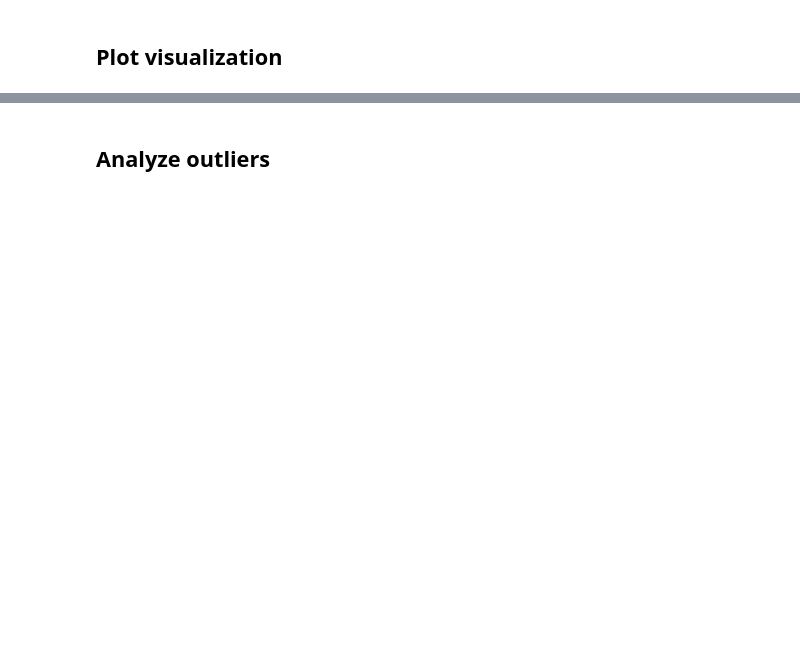
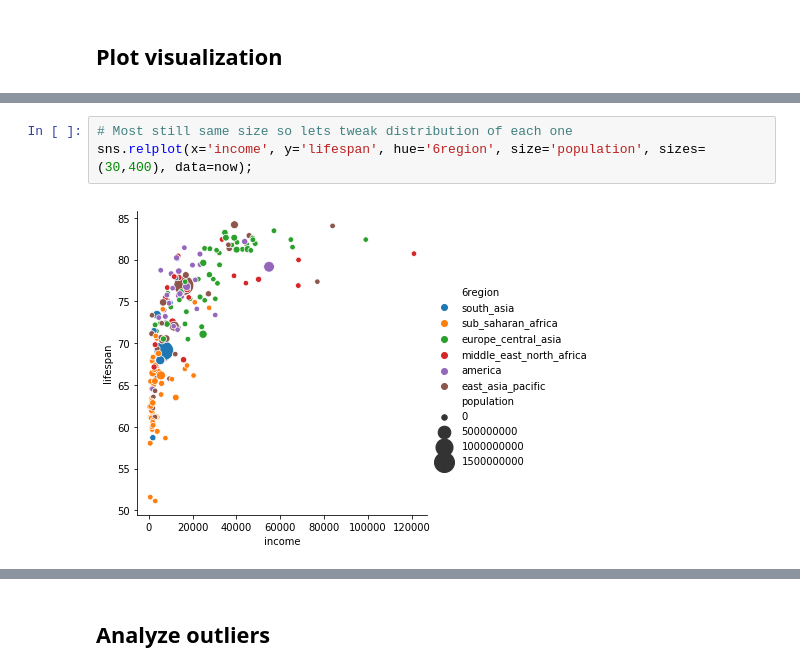
Before and after one commit to bloominstituteoftechnology/DS-Unit-1-Sprint-2-Data-Wrangling-and-Storytelling, a Jupyter notebook: module4-sequence-your-narrative/LS_DS_124_Sequence_your_narrative.ipynb, the cells around one changed output, grey strips where cells are left out. Cells and saved outputs as stored; diff of their text form; blank space fills up the shorter version.

```diff
--- a/module4-sequence-your-narrative/LS_DS_124_Sequence_your_narrative.ipynb
+++ b/module4-sequence-your-narrative/LS_DS_124_Sequence_your_narrative.ipynb
@@ -103,0 +533,5 @@ https://github.com/pandas-dev/pandas/blob/master/doc/cheatsheet/Pandas_Cheat_She
+# %%
+# Most still same size so lets tweak distribution of each one
+sns.relplot(x='income', y='lifespan', hue='6region', size='population', sizes=(30,400), data=now);
+# %% [output]
+[figure, added]
```
Also changed, not shown: parts of 83 cells of this notebook.
